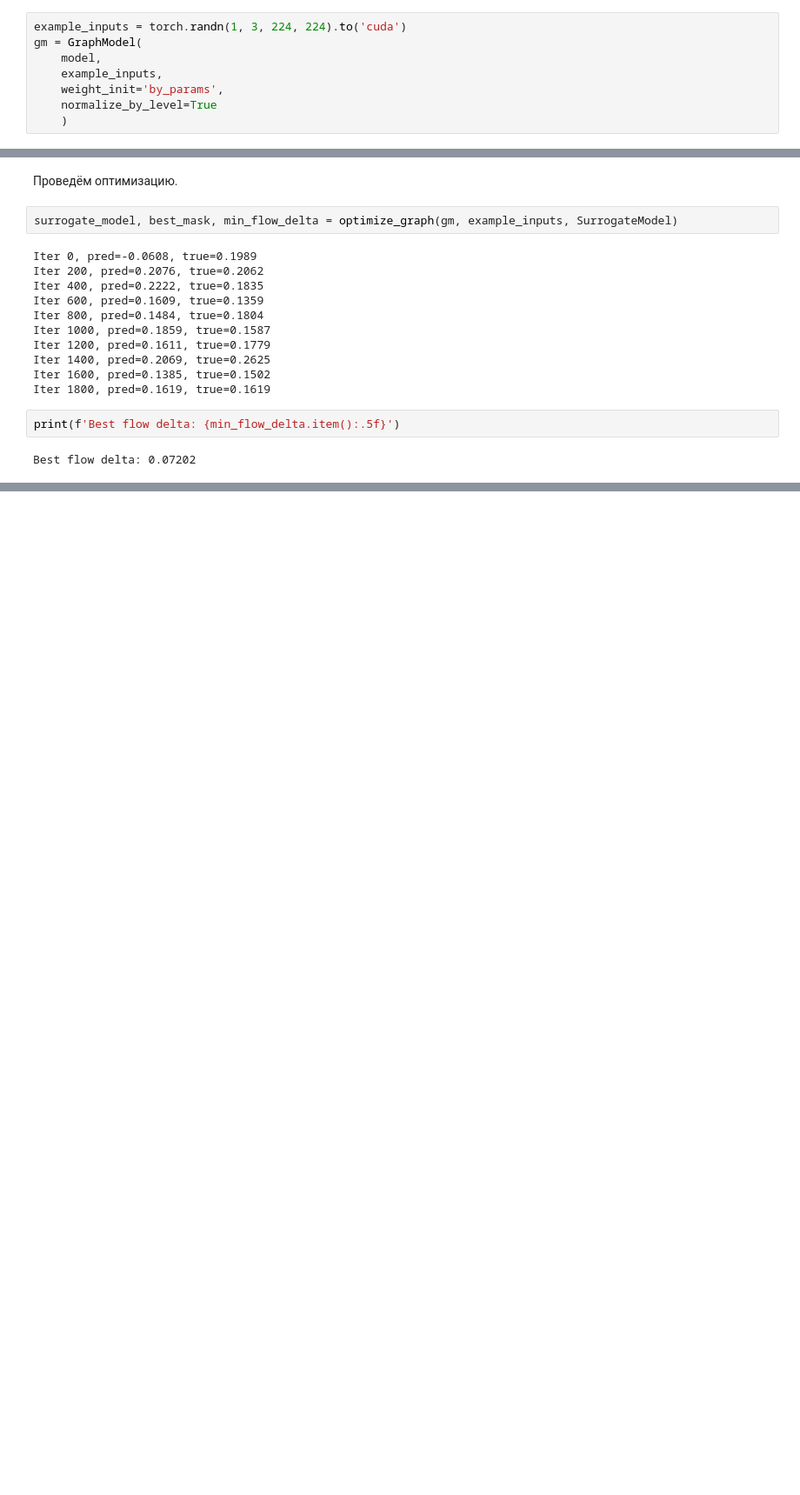
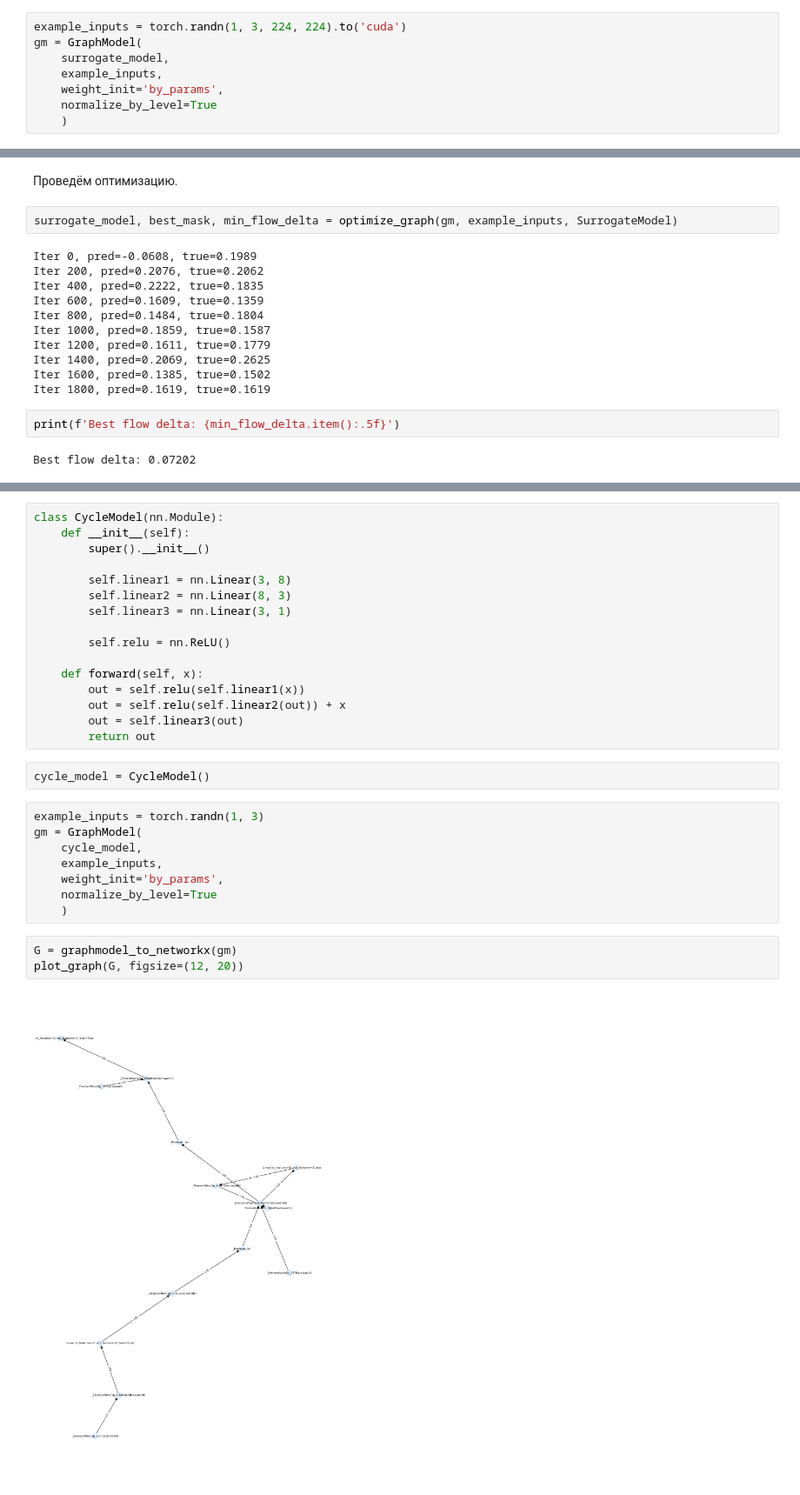
Before and after one commit to intsystems/Zero-shot-structural-pruning, a Jupyter notebook: notebooks/depgraph-experiments-advanced.ipynb, the cells around one changed output, grey strips where cells are left out. Shown at 87% size. Cells and saved outputs as stored; diff of their text form; blank space fills up the shorter version.

```diff
--- a/notebooks/depgraph-experiments-advanced.ipynb
+++ b/notebooks/depgraph-experiments-advanced.ipynb
@@ -830,7 +830,7 @@ Downloading: "https://download.pytorch.org/models/resnet50-0676ba61.pth" to /roo
 # %%
 example_inputs = torch.randn(1, 3, 224, 224).to('cuda')
 gm = GraphModel(
-    model,
+    surrogate_model,
     example_inputs,
     weight_init='by_params',
     normalize_by_level=True
@@ -954,0 +1005,31 @@ Best flow delta: 0.07202
+# %%
+class CycleModel(nn.Module):
+    def __init__(self):
+        super().__init__()
+
+        self.linear1 = nn.Linear(3, 8)
+        self.linear2 = nn.Linear(8, 3)
+        self.linear3 = nn.Linear(3, 1)
+
+        self.relu = nn.ReLU()
+
+    def forward(self, x):
+        out = self.relu(self.linear1(x))
+        out = self.relu(self.linear2(out)) + x
+        out = self.linear3(out)
+        return out
+# %%
+cycle_model = CycleModel()
+# %%
+example_inputs = torch.randn(1, 3)
+gm = GraphModel(
+    cycle_model,
+    example_inputs,
+    weight_init='by_params',
+    normalize_by_level=True
+    )
+# %%
+G = graphmodel_to_networkx(gm)
+plot_graph(G, figsize=(12, 20))
+# %% [output]
+[figure, added]
```
Also changed, not shown: parts of 21 cells of this notebook.
